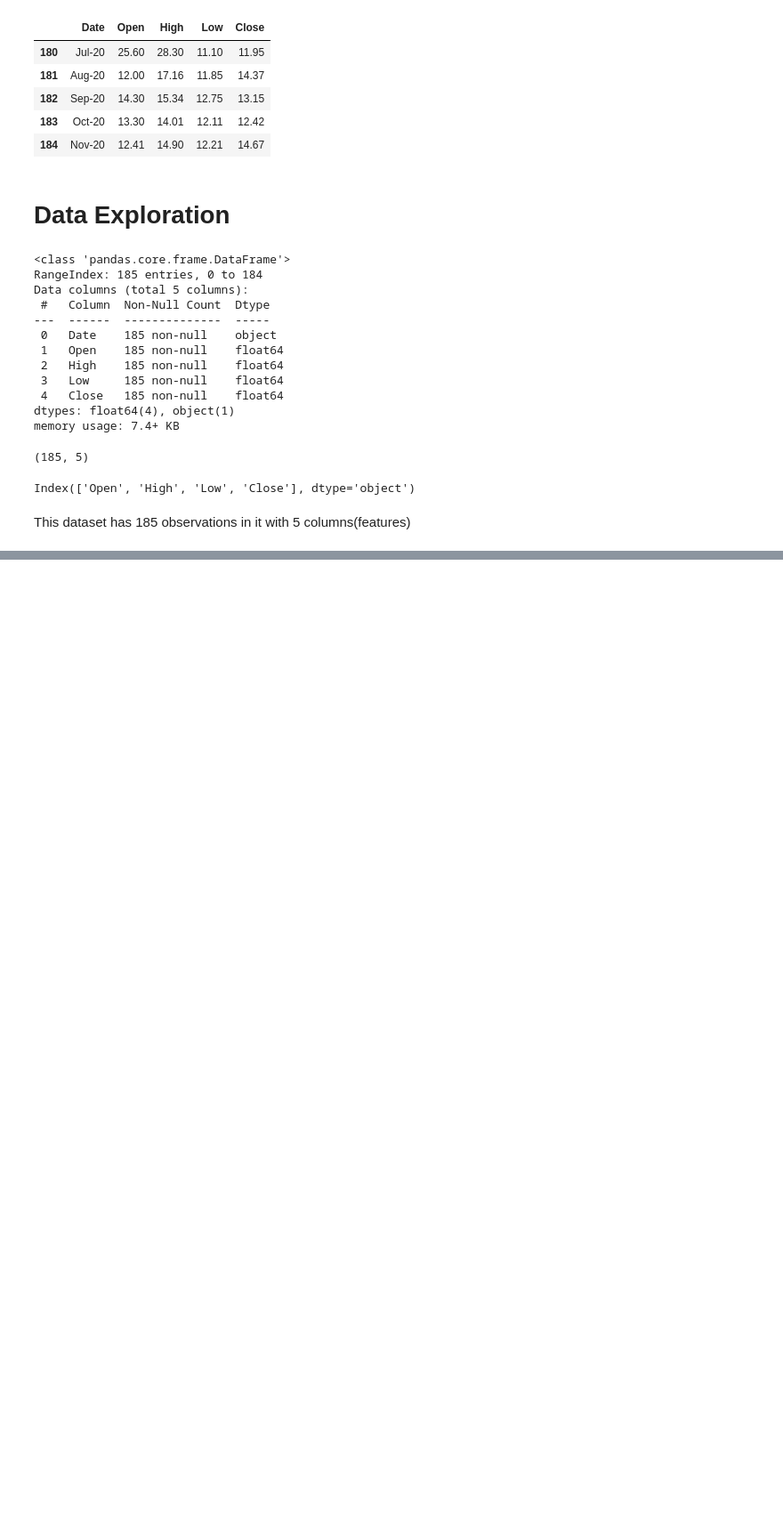
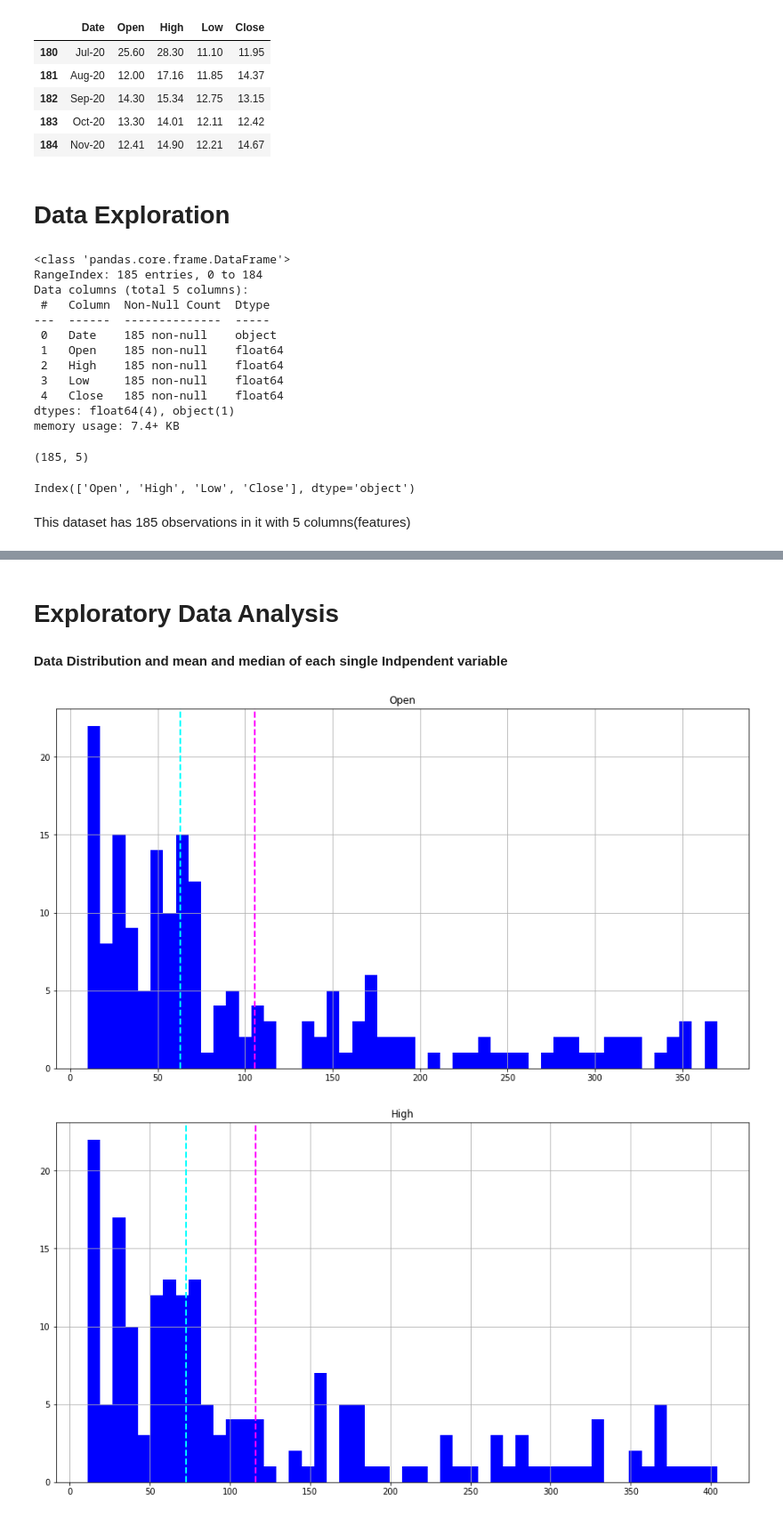
Before and after one commit to Avinash-Saudagar/Yes-Bank-Stock-Price-Prediction, a Jupyter notebook: Yes_bank_Stock_Price_Prediction.ipynb, the cells around one changed output, grey strips where cells are left out. Shown: that part at 89% size. Cells and saved outputs as stored; diff of their text form; code cells hidden in the pictures; blank space fills up the shorter version.

Commit message:
Yes Bank Stock Price - Exploratory Data Analysis

```diff
--- a/Yes_bank_Stock_Price_Prediction.ipynb
+++ b/Yes_bank_Stock_Price_Prediction.ipynb
@@ -97,0 +150,17 @@ This dataset has 185 observations in it with 5 columns(features)
+# %% [markdown]
+# **Exploratory Data Analysis**
+# %% [markdown]
+**Data Distribution and mean and median of each single Indpendent variable**
+# %%
+for i in numerical_col[:]:
+  fig = plt.figure(figsize=(15,8))
+  ax = fig.gca()
+  features = dataset[i]
+  label = dataset['Close']
+  features.hist(bins = 50,ax = ax,color = 'blue')
+  ax.axvline(features.mean(),color = 'magenta',linestyle = 'dashed',linewidth = 2)
+  ax.axvline(features.median(),color = 'cyan',linestyle = 'dashed',linewidth = 2)
+  ax.set_title(i)
+# %% [output]
+[figure, added]
+[figure, added]
```
Also changed, not shown: parts of 18 cells of this notebook.
